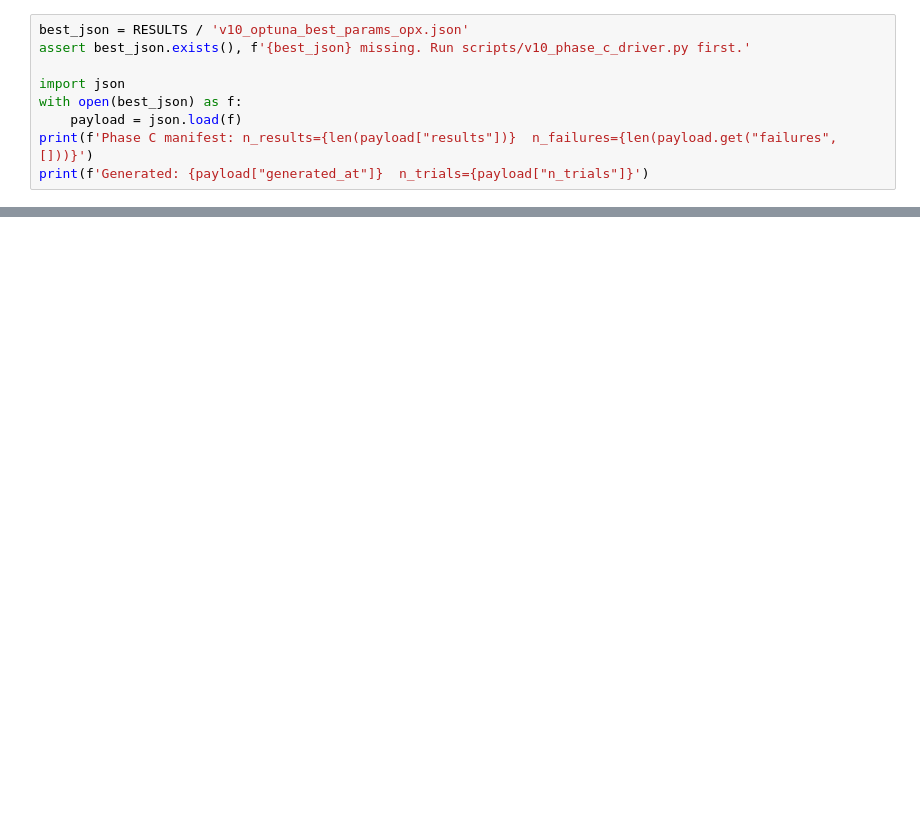
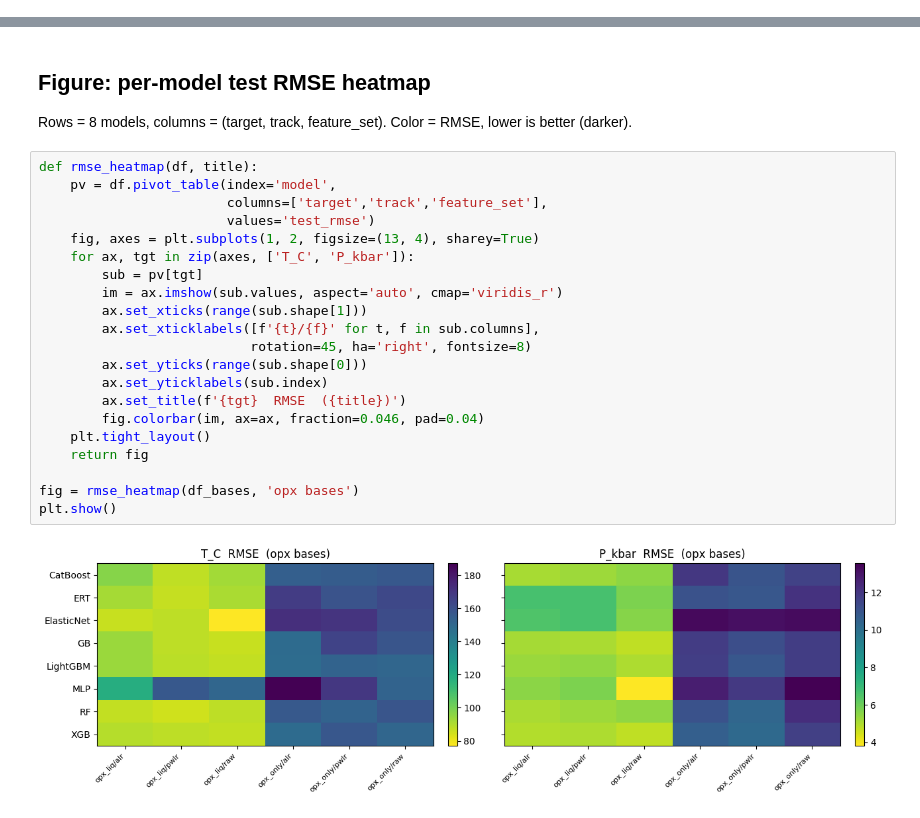
Before and after one commit to NoisySnooper/Orthopyroxene-ML-Project, a Jupyter notebook: notebooks/nb03_opx_baseline_models.ipynb, the cells around one changed output, grey strips where cells are left out. Cells and saved outputs as stored; diff of their text form; blank space fills up the shorter version.

```diff
--- a/notebooks/nb03_opx_baseline_models.ipynb
+++ b/notebooks/nb03_opx_baseline_models.ipynb
@@ -37,12 +19,3 @@ import pandas as pd
 from config import RESULTS
 pd.set_option('display.width', 200)
 pd.set_option('display.max_columns', 50)
-# %%
-best_json = RESULTS / 'v10_optuna_best_params_opx.json'
-assert best_json.exists(), f'{best_json} missing. Run scripts/v10_phase_c_driver.py first.'
-
-import json
-with open(best_json) as f:
-    payload = json.load(f)
-print(f'Phase C manifest: n_results={len(payload["results"])}  n_failures={len(payload.get("failures", []))}')
-print(f'Generated: {payload["generated_at"]}  n_trials={payload["n_trials"]}')
@@ -76,0 +90,26 @@ best_ens.round(3)
+# %% [markdown]
+## Figure: per-model test RMSE heatmap
+Rows = 8 models, columns = (target, track, feature_set). Color = RMSE, lower is better (darker).
+# %%
+def rmse_heatmap(df, title):
+    pv = df.pivot_table(index='model',
+                        columns=['target','track','feature_set'],
+                        values='test_rmse')
+    fig, axes = plt.subplots(1, 2, figsize=(13, 4), sharey=True)
+    for ax, tgt in zip(axes, ['T_C', 'P_kbar']):
+        sub = pv[tgt]
+        im = ax.imshow(sub.values, aspect='auto', cmap='viridis_r')
+        ax.set_xticks(range(sub.shape[1]))
+        ax.set_xticklabels([f'{t}/{f}' for t, f in sub.columns],
+                           rotation=45, ha='right', fontsize=8)
+        ax.set_yticks(range(sub.shape[0]))
+        ax.set_yticklabels(sub.index)
+        ax.set_title(f'{tgt}  RMSE  ({title})')
+        fig.colorbar(im, ax=ax, fraction=0.046, pad=0.04)
+    plt.tight_layout()
+    return fig
+
+fig = rmse_heatmap(df_bases, 'opx bases')
+plt.show()
+# %% [output]
+[figure, added]
```
Also changed, not shown: parts of 19 cells of this notebook, 6 other files.
